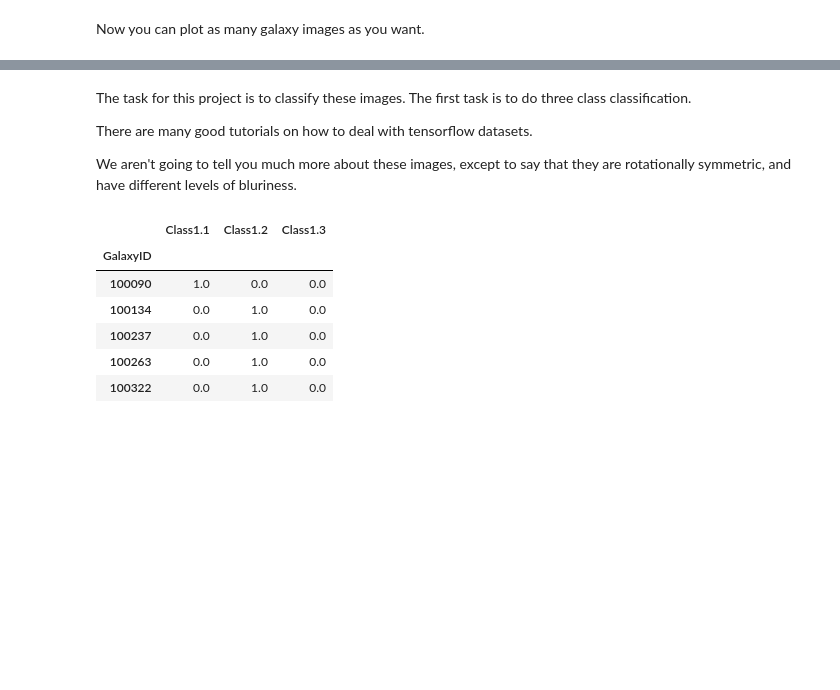
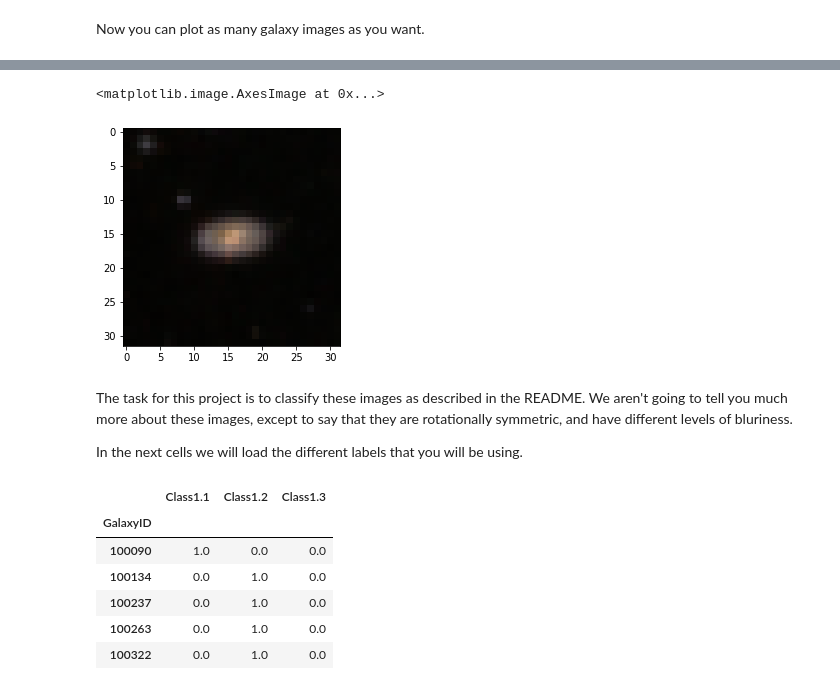
Before and after one commit to TheLuckyPie/Galaxy_Identification_ML_Project, a Jupyter notebook: notebooks/GalaxyZooDataExploration.ipynb, the cells around one changed output, grey strips where cells are left out. Cells and saved outputs as stored; diff of their text form; code cells hidden in the pictures; blank space fills up the shorter version.

```diff
--- a/notebooks/GalaxyZooDataExploration.ipynb
+++ b/notebooks/GalaxyZooDataExploration.ipynb
@@ -33,0 +44,5 @@ for i in range(n_plot):
+# %%
+import numpy as np
+np_image = np.array(image)
+n_pixels_x, n_pixels_y, c = np_image.shape
+print(f'The image is {n_pixels_x} pixels by {n_pixels_y} pixels with {c} channels.')
@@ -34,9 +55,15 @@ for i in range(n_plot):
+# %%
+import matplotlib.pyplot as plt
+from skimage.transform import resize
+resized = resize(np_image, (32, 32))
+plt.imshow(resized)
+# %% [output]
+<matplotlib.image.AxesImage at 0x...>
+[figure, added]
 # %% [markdown]
-The task for this project is to classify these images. The first task is to do three class classification.
+The task for this project is to classify these images as described in the README. We aren't going to tell you much more about these images, except to say that they are rotationally symmetric, and have different levels of bluriness.
 
-There are many good tutorials on how to deal with tensorflow datasets.
-
-We aren't going to tell you much more about these images, except to say that they are rotationally symmetric, and have different levels of bluriness.
+In the next cells we will load the different labels that you will be using.
 # %%
 import pandas as pd
 # Another nice feature of pathlib objects is that the / operator will join strings as directories
```
Also changed, not shown: parts of 14 cells of this notebook.
